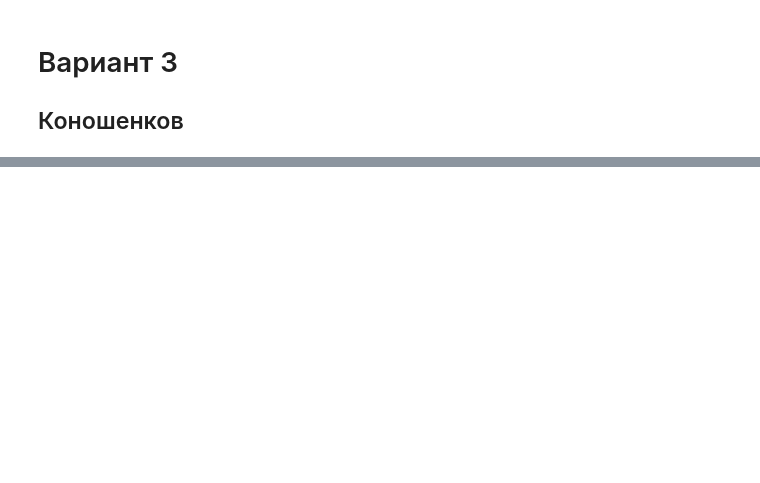
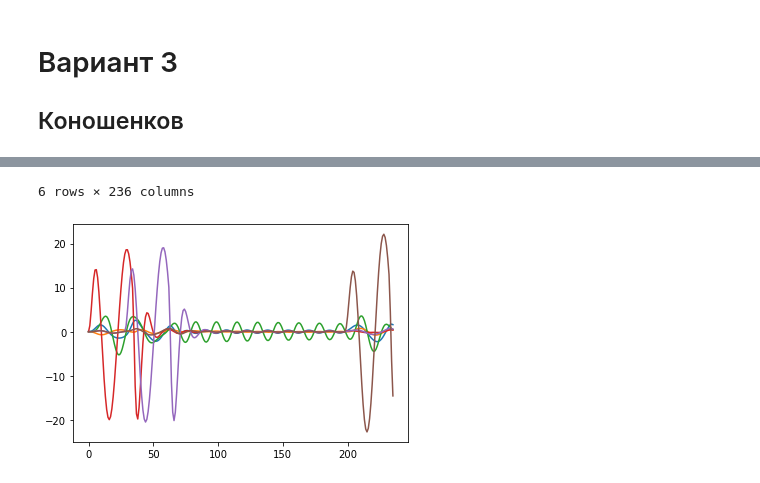
Before and after one commit to neit1t/University, a Jupyter notebook: Конашенков/Конашенков.ipynb, the cells around one changed output, grey strips where cells are left out. Drawn from its saved outputs; the diff is of its cells as text; code cells hidden in the pictures; blank space fills up the shorter version.

```diff
--- a/Конашенков/Конашенков.ipynb
+++ b/Конашенков/Конашенков.ipynb
@@ -78,0 +89,5 @@ def solve(k,c,m1,m2,m3,m4,m5,h1,l1,l2,l3,t_matrix,I1,delta_t=0.002,gamma = 0.5,b
+# %%
+for i in range(len(X)):
+    plt.plot(X_t[i])
+pd.DataFrame(X_t)
+# %% [output]
@@ -78,0 +101,2 @@ def solve(k,c,m1,m2,m3,m4,m5,h1,l1,l2,l3,t_matrix,I1,delta_t=0.002,gamma = 0.5,b
+6 rows × 236 columns
+[figure, added]
```
Also changed, not shown: parts of 8 cells of this notebook, 3 other files.
